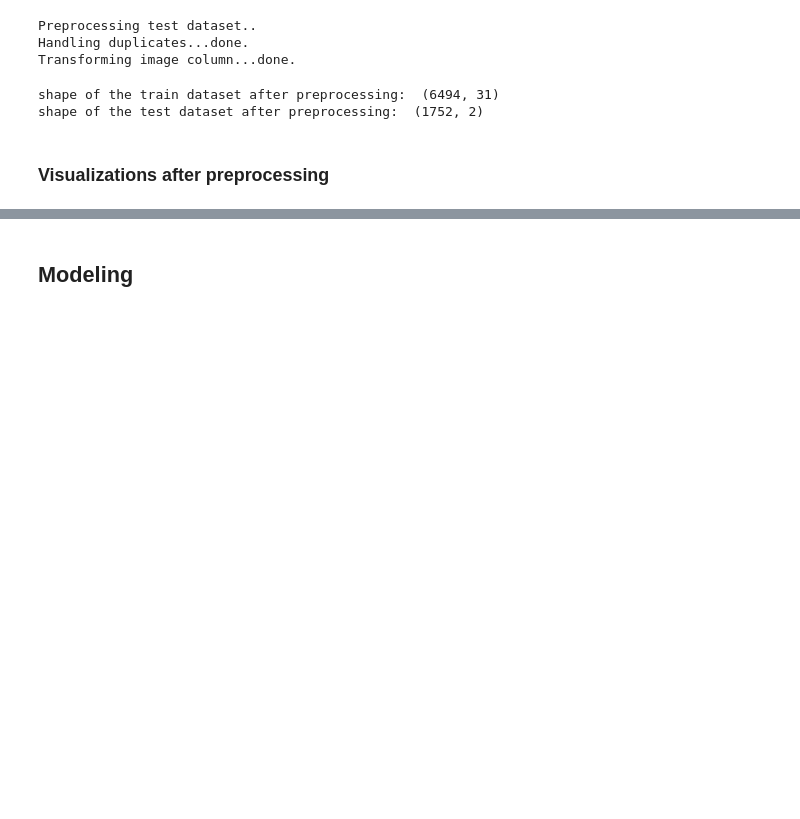
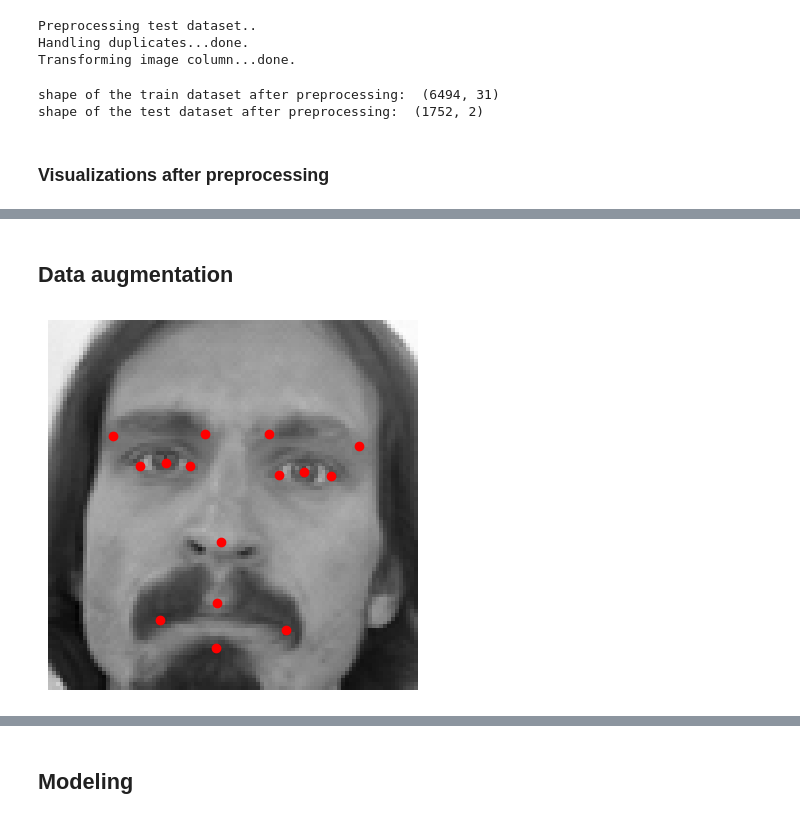
Before and after one commit to WJakubowsk/facial_keypoints_detection, a Jupyter notebook: notebooks/pipeline.ipynb, the cells around one changed output, grey strips where cells are left out. Cells and saved outputs as stored; diff of their text form; code cells hidden in the pictures; blank space fills up the shorter version.

```diff
--- a/notebooks/pipeline.ipynb
+++ b/notebooks/pipeline.ipynb
@@ -150,0 +195,6 @@ for i in range(16):
+# %% [markdown]
+## Data augmentation
+# %%
+show_image_with_keypoints(datapoint["image"], datapoint["keypoints"].reshape(15,2))
+# %% [output]
+[figure, added]
```
Also changed, not shown: parts of 9 cells of this notebook.
